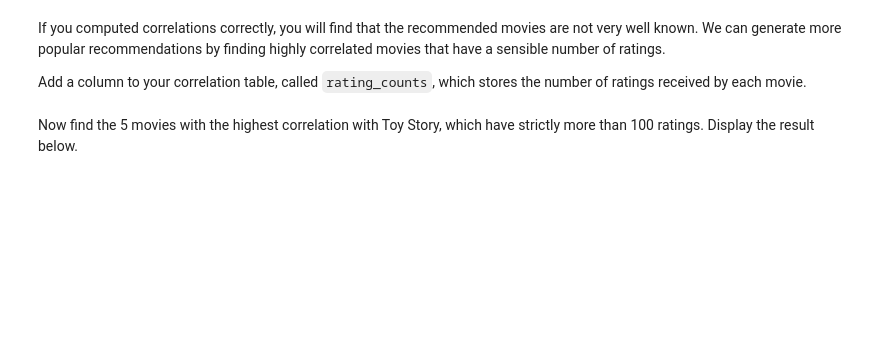
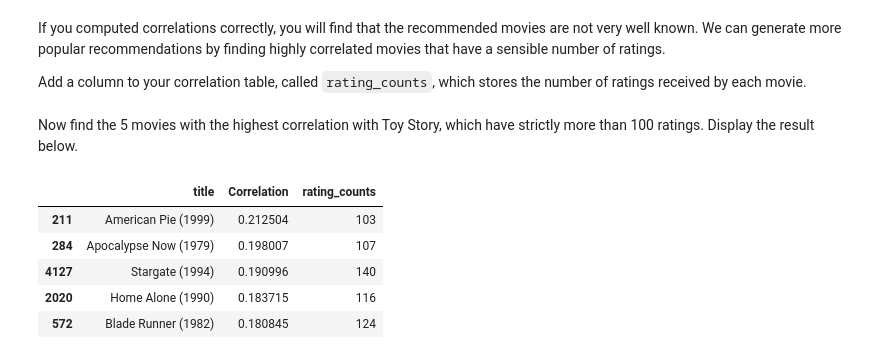
Before and after one commit to hanlululu/02807-Computational-tools-for-Data-Science, a Jupyter notebook: Project1/02807_Project_1.ipynb, the cells around one changed output. Drawn from its saved outputs; the diff is of its cells as text; code cells hidden in the pictures; blank space fills up the shorter version.

```diff
--- a/Project1/02807_Project_1.ipynb
+++ b/Project1/02807_Project_1.ipynb
@@ -924,3 +1033,7 @@ Use built-in functions to compute correlations and avoid explicit loops.
+# %%
+# your code goes here
+correlations = pd.DataFrame(user_ratings.loc[:, user_ratings.columns!='Toy Story (1995)'].corrwith(user_ratings['Toy Story (1995)'])).dropna().reset_index()
+correlations = correlations.rename(columns = {'index':'title',0:'Correlation'})
 # %% [markdown]
 Sort the movies by descending order of correlation to find out highly correlated movies at the top. Display the 5 most highly correlated movies.
 # %%
@@ -934,4 +1053,17 @@ Add a column to your correlation table, called `rating_counts`, which stores the
+# %%
+# your code goes here
+
+ratings = pd.DataFrame(movie_data.groupby(['title']).count()['rating']).reset_index().rename(columns = {'rating':'rating_counts'})
+correlations = correlations.merge(ratings, on = 'title',how='left')
 # %% [markdown]
 Now find the 5 movies with the highest correlation with Toy Story, which have strictly more than 100 ratings. Display the result below.
 # %%
 # your code goes here
+correlations[correlations['rating_counts']>100].sort_values(by=['Correlation'],ascending=False).head(5)
+# %% [output]
+|  | title | Correlation | rating_counts |
+| 211 | American Pie (1999) | 0.212504 | 103 |
+| 284 | Apocalypse Now (1979) | 0.198007 | 107 |
+| 4127 | Stargate (1994) | 0.190996 | 140 |
+| 2020 | Home Alone (1990) | 0.183715 | 116 |
+| 572 | Blade Runner (1982) | 0.180845 | 124 |
```
Also changed, not shown: parts of 17 cells of this notebook.
